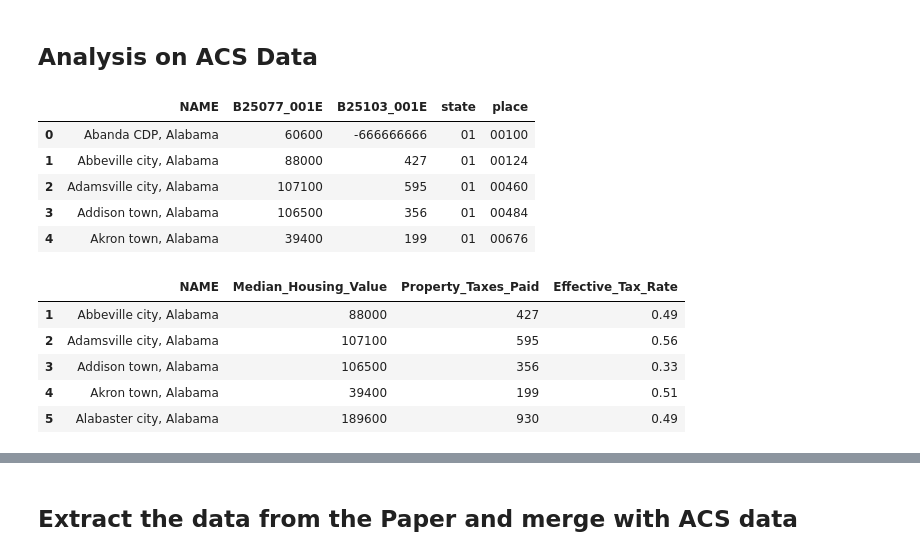
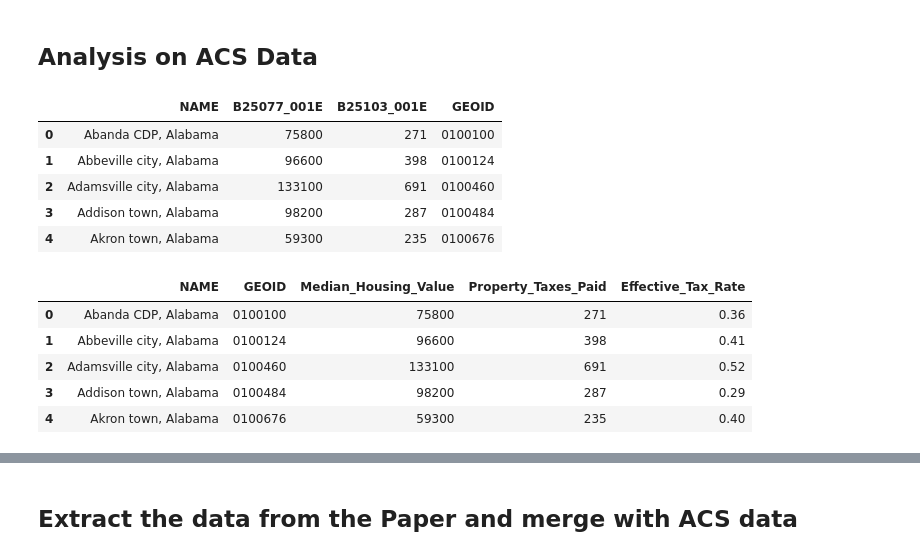
Before and after one commit to Howard-Cheng/dejure-defacto-taxrates, a Jupyter notebook: ACS.ipynb, the cells around one changed output, grey strips where cells are left out. Drawn from its saved outputs; the diff is of its cells as text; code cells hidden in the pictures.

Commit message:
added geoid

```diff
--- a/ACS.ipynb
+++ b/ACS.ipynb
@@ -13,32 +13,35 @@ api_key = '2f6114afda1992ebc55e717af57c4a2e15227686'
 # %%
 # Function to fetch data from the Census API
 def fetch_census_data(variables):
-    base_url = 'https://api.census.gov/data/2021/acs/acs5'
+    base_url = 'https://api.census.gov/data/2022/acs/acs5'
     variable_string = ','.join(variables)
     url = f'{base_url}?get=NAME,{variable_string}&for=place:*&key={api_key}'
     response = requests.get(url)
     if response.status_code == 200:
         data = response.json()
         return pd.DataFrame(data[1:], columns=data[0])
     else:
         print(f'Error fetching data for {variables}:', response.status_code)
         return pd.DataFrame()
 
 # Variables to fetch
 variables = ['B25077_001E', 'B25103_001E']
 
 # Fetch data
 df = fetch_census_data(variables)
 
+df['GEOID'] = df['state'] + df['place']
+df = df = df.drop(columns=['state', 'place'])
+
 # Visualize the raw fetched data
 df.head()
 # %% [output]
-|  | NAME | B25077_001E | B25103_001E | state | place |
-| 0 | Abanda CDP, Alabama | 60600 | -666666666 | 01 | 00100 |
-| 1 | Abbeville city, Alabama | 88000 | 427 | 01 | 00124 |
-| 2 | Adamsville city, Alabama | 107100 | 595 | 01 | 00460 |
-| 3 | Addison town, Alabama | 106500 | 356 | 01 | 00484 |
-| 4 | Akron town, Alabama | 39400 | 199 | 01 | 00676 |
+|  | NAME | B25077_001E | B25103_001E | GEOID |
+| 0 | Abanda CDP, Alabama | 75800 | 271 | 0100100 |
+| 1 | Abbeville city, Alabama | 96600 | 398 | 0100124 |
+| 2 | Adamsville city, Alabama | 133100 | 691 | 0100460 |
+| 3 | Addison town, Alabama | 98200 | 287 | 0100484 |
+| 4 | Akron town, Alabama | 59300 | 235 | 0100676 |
 # %%
 # Drop unnecessary columns by name (if any)
 columns_to_drop = ['state', 'county', 'tract']  # Example columns to drop
@@ -69,15 +72,17 @@ df['Effective_Tax_Rate'] = (df['Property_Taxes_Paid'] / df['Median_Housing_Value
 # round the effective tax rate to 2 decimal places
 df['Effective_Tax_Rate'] = df['Effective_Tax_Rate'].round(2)
 
+df = df[['NAME', 'GEOID', 'Median_Housing_Value', 'Property_Taxes_Paid', 'Effective_Tax_Rate']]
+
 # Visualize the cleaned fetched data
 df.head()
 # %% [output]
-|  | NAME | Median_Housing_Value | Property_Taxes_Paid | Effective_Tax_Rate |
-| 1 | Abbeville city, Alabama | 88000 | 427 | 0.49 |
-| 2 | Adamsville city, Alabama | 107100 | 595 | 0.56 |
-| 3 | Addison town, Alabama | 106500 | 356 | 0.33 |
-| 4 | Akron town, Alabama | 39400 | 199 | 0.51 |
-| 5 | Alabaster city, Alabama | 189600 | 930 | 0.49 |
+|  | NAME | GEOID | Median_Housing_Value | Property_Taxes_Paid | Effective_Tax_Rate |
+| 0 | Abanda CDP, Alabama | 0100100 | 75800 | 271 | 0.36 |
+| 1 | Abbeville city, Alabama | 0100124 | 96600 | 398 | 0.41 |
+| 2 | Adamsville city, Alabama | 0100460 | 133100 | 691 | 0.52 |
+| 3 | Addison town, Alabama | 0100484 | 98200 | 287 | 0.29 |
+| 4 | Akron town, Alabama | 0100676 | 59300 | 235 | 0.40 |
 # %%
 investigated_cities = [
     "Albuquerque city, New Mexico", "Anchorage municipality, Alaska", "Arlington city, Texas", "Atlanta city, Georgia",
```
Also changed, not shown: parts of 3 cells of this notebook.
